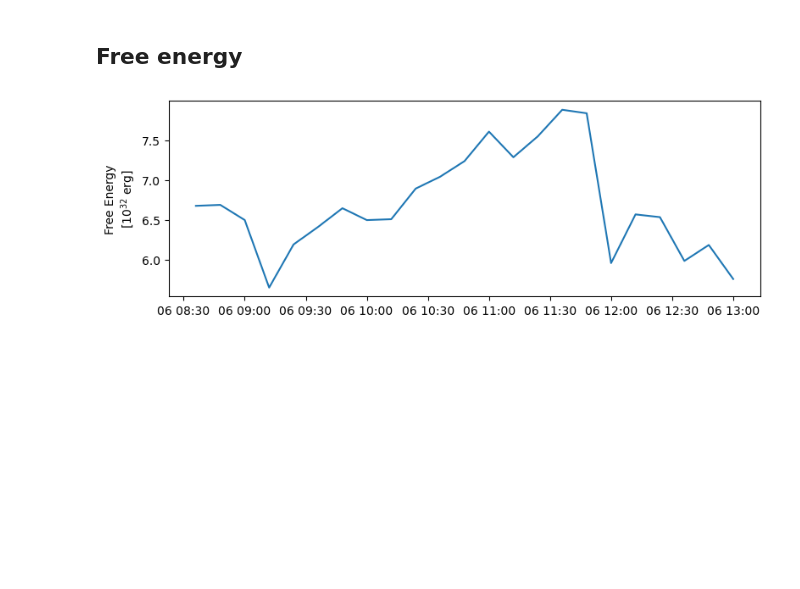
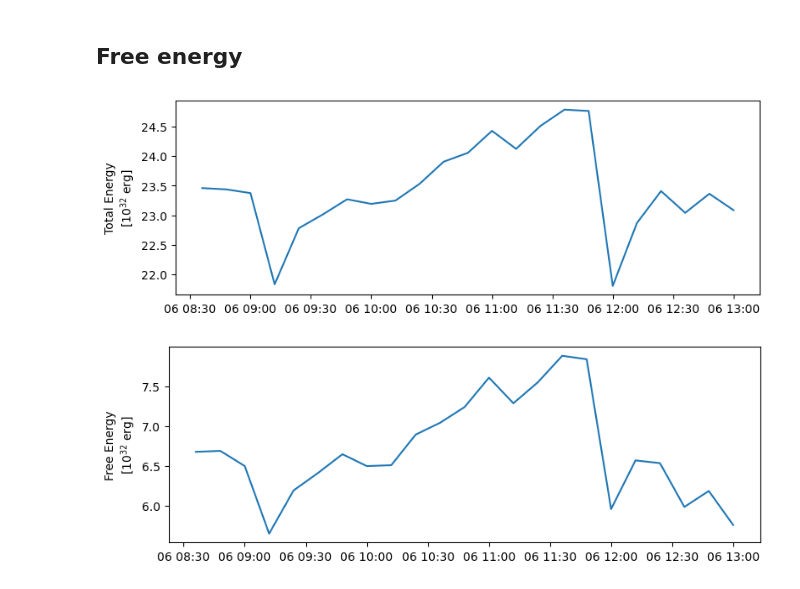
Before and after one commit to mgjeon/2023_zpinn, a Jupyter notebook: nbs/24_PINN_series_viz.ipynb, the cells around one changed output. Drawn from its saved outputs; the diff is of its cells as text; code cells hidden in the pictures; blank space fills up the shorter version.

```diff
--- a/nbs/24_PINN_series_viz.ipynb
+++ b/nbs/24_PINN_series_viz.ipynb
@@ -219,16 +161,18 @@ for B_vtk, b_pot_vtk in zip(tqdm(B_list), b_potential_list):
     #######
 
     j = curl(B)
-    me = energy(B)
-    free_me = energy(B) - energy(b_pot)
+    me = magnetic_energy(B)
+    free_me = magnetic_energy(B) - magnetic_energy(b_pot)
+    laplacian = laplacian_vector(B)
 
     result = { 'date': dt.datetime.strptime(date, '%Y%m%d_%H%M%S'),
                'B_bottom': B[:, :, 0, :],
                'total_energy': me.sum() * cm_per_pixel ** 3,
                'total_free_energy': free_me.sum() * cm_per_pixel ** 3,
-               'j_map': vector_norm(j).sum(2),
+               'j_map': magnitude(j).sum(2),
                'energy_map': me.sum(2) * cm_per_pixel,
                'free_energy_map': free_me.sum(2) * cm_per_pixel,
+               'laplacian_map': magnitude(laplacian).sum(2),
     }
 
     results.append(result)
@@ -236,16 +180,18 @@ for B_vtk, b_pot_vtk in zip(tqdm(B_list), b_potential_list):
     #######
 
     j = curl(B[:, :, :z_pixels, :])
-    me = energy(B[:, :, :z_pixels, :])
-    free_me = energy(B[:, :, :z_pixels, :]) - energy(b_pot[:, :, :z_pixels, :])
+    me = magnetic_energy(B[:, :, :z_pixels, :])
+    free_me = magnetic_energy(B[:, :, :z_pixels, :]) - magnetic_energy(b_pot[:, :, :z_pixels, :])
+    laplacian = laplacian_vector(B[:, :, :z_pixels, :])
 
     result = { 'date': dt.datetime.strptime(date, '%Y%m%d_%H%M%S'),
                'B_bottom': B[:, :, 0, :],
                'total_energy': me.sum() * cm_per_pixel ** 3,
                'total_free_energy': free_me.sum() * cm_per_pixel ** 3,
-               'j_map': vector_norm(j).sum(2),
+               'j_map': magnitude(j).sum(2),
                'energy_map': me.sum(2) * cm_per_pixel,
                'free_energy_map': free_me.sum(2) * cm_per_pixel,
+               'laplacian_map': magnitude(laplacian).sum(2),
     }
 
     results_z_pixel.append(result)
@@ -255,3 +203,25 @@ series_results_z_pixel = {k: [r[k] for r in results_z_pixel] for k in results_z_
+# %%
+series_results_path = os.path.join(vtk_output_path, 'series_results.pickle')
+series_results_z_pixel_path = os.path.join(vtk_output_path, 'series_results_z_pixel.pickle')
+# %%
+with open(series_results_path, 'wb') as f:
+    pickle.dump(series_results, f)
+
+with open(series_results_z_pixel_path, 'wb') as f:
+    pickle.dump(series_results_z_pixel, f)
+# %%
+with open(series_results_path, 'rb') as f:
+    series_results = pickle.load(f)
+
+with open(series_results_z_pixel_path, 'rb') as f:
+    series_results_z_pixel = pickle.load(f)
+# %%
+plt.figure(figsize=(9, 3))
+plt.plot(series_results['date'], np.array(series_results['total_energy']) * 1e-32)
+plt.ylabel('Total Energy\n[$10^{32}$ erg]')
+plt.show()
+# %% [output]
+[figure, added]
 # %%
 plt.figure(figsize=(9, 3))
 plt.plot(series_results['date'], np.array(series_results['total_free_energy']) * 1e-32)
```
Also changed, not shown: parts of 23 cells of this notebook, 13 other files.
